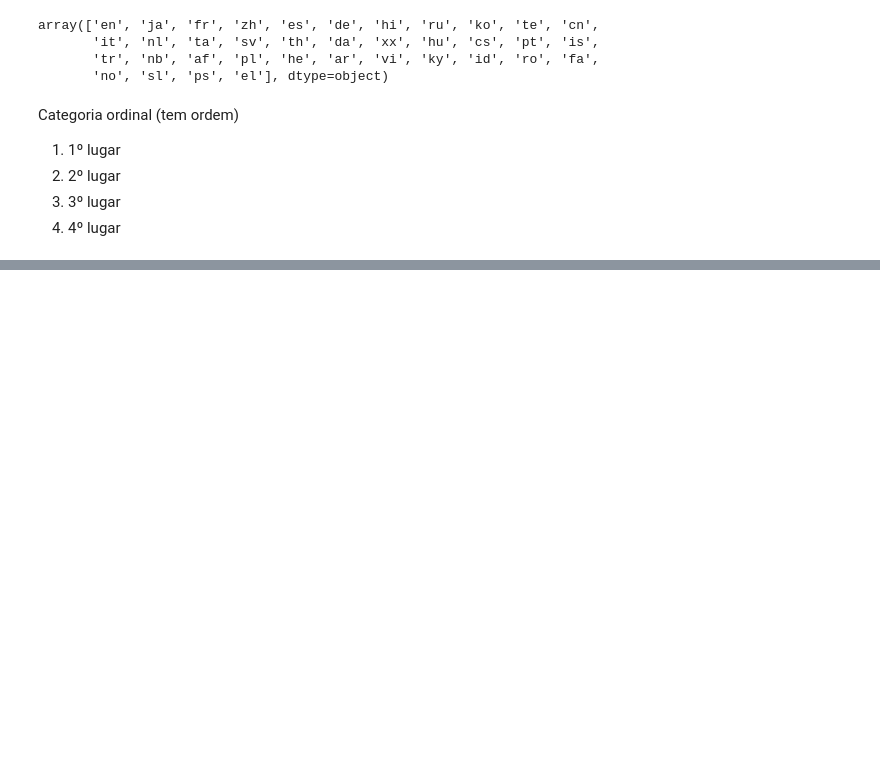
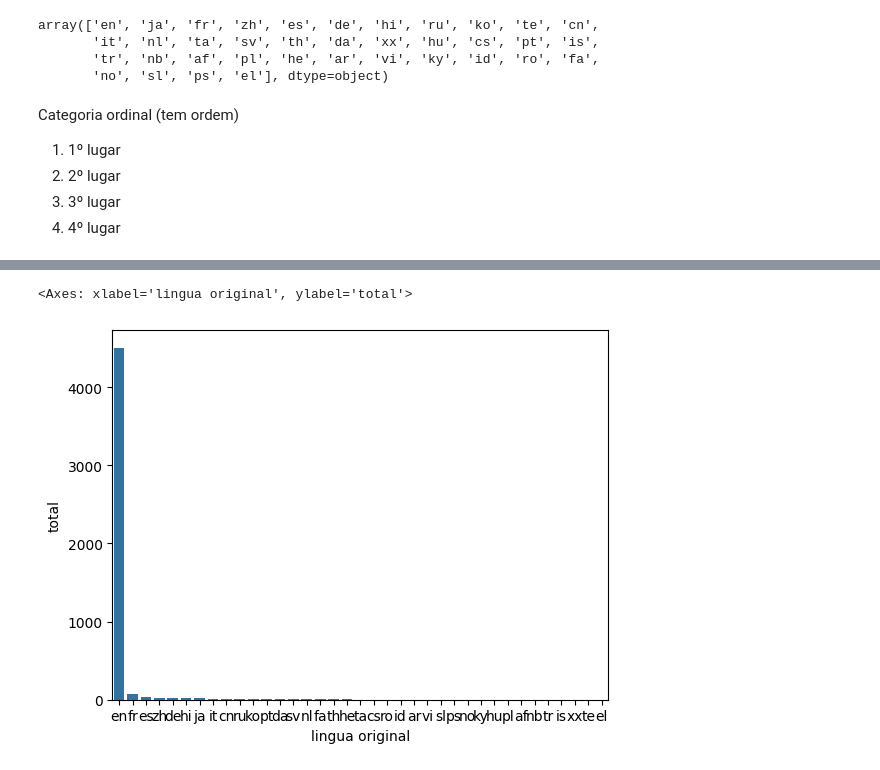
Before and after one commit to DeniseYuki/-Data-Science-analise-e-visualiza-o-de-dado, a Jupyter notebook: Introdução_a_Data_Science.ipynb, the cells around one changed output, grey strips where cells are left out. Cells and saved outputs as stored; diff of their text form; code cells hidden in the pictures; blank space fills up the shorter version.

```diff
--- a/Introdução_a_Data_Science.ipynb
+++ b/Introdução_a_Data_Science.ipynb
@@ -256,0 +283,4 @@ Categoria ordinal (tem ordem)
+# %%
+contagem_de_lingua = tmdb.original_language.value_counts().to_frame().reset_index()
+contagem_de_lingua.columns = ["lingua original", "total"]
+contagem_de_lingua.head()
@@ -256,0 +294,5 @@ Categoria ordinal (tem ordem)
+# %%
+sns.barplot(x="lingua original", y="total", data=contagem_de_lingua)
+# %% [output]
+<Axes: xlabel='lingua original', ylabel='total'>
+[figure, added]
```
Also changed, not shown: parts of 4 cells of this notebook.
